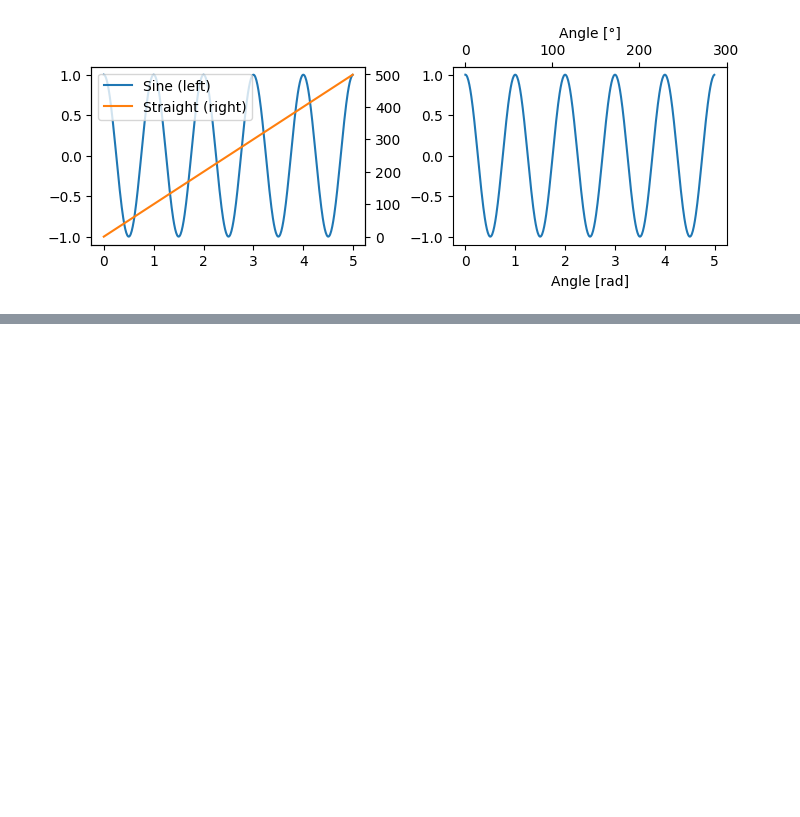
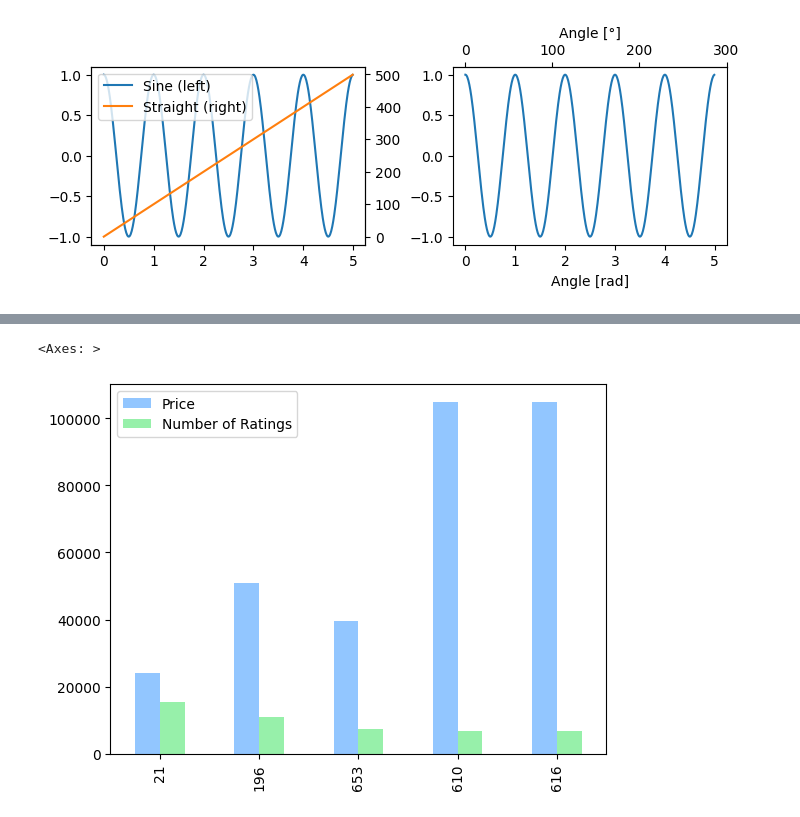
Before and after one commit to novillo-cs/softdev_material, a Jupyter notebook: lessons/unit_7/matplotlib.ipynb, the cells around one changed output, grey strips where cells are left out. Cells and saved outputs as stored; diff of their text form; code cells hidden in the pictures; blank space fills up the shorter version.

```diff
--- a/lessons/unit_7/matplotlib.ipynb
+++ b/lessons/unit_7/matplotlib.ipynb
@@ -149,0 +247,7 @@ Text(0.5, 0, 'Angle [°]')
+# %%
+plt.style.use("seaborn-v0_8-pastel")
+# %%
+laptops_data.plot(kind="bar")
+# %% [output]
+<Axes: >
+[figure, added]
```
Also changed, not shown: parts of 22 cells of this notebook.
